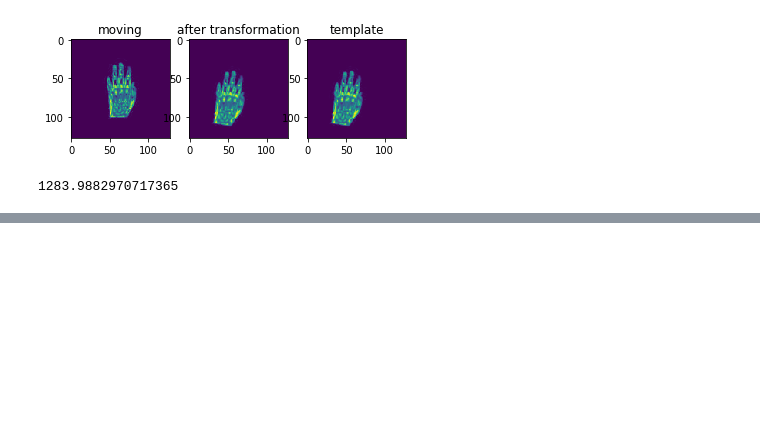
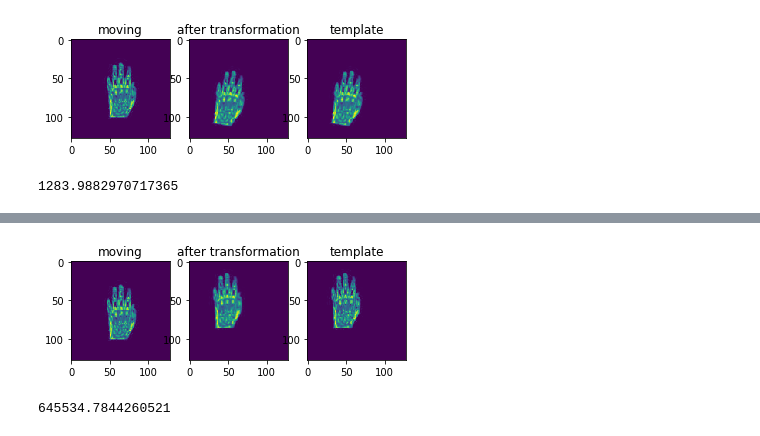
Before and after one commit to YuanHao97/Affine-Transform-Registration, a Jupyter notebook: pytorch 2D SGD.ipynb, the cells around one changed output, grey strips where cells are left out. Saved outputs shown, nothing was run; the diff lists cells and outputs as text; code cells hidden in the pictures; blank space fills up the shorter version.

```diff
--- a/pytorch 2D SGD.ipynb
+++ b/pytorch 2D SGD.ipynb
@@ -124,0 +176,6 @@ losses[-1]
+# %%
+imshow(mov.detach().numpy(),tmplt.detach().numpy(),template.detach().numpy())
+losses[-1]
+# %% [output]
+[figure, added]
+645534.7844260521
```
Also changed, not shown: parts of 10 cells of this notebook, 1 other file.
